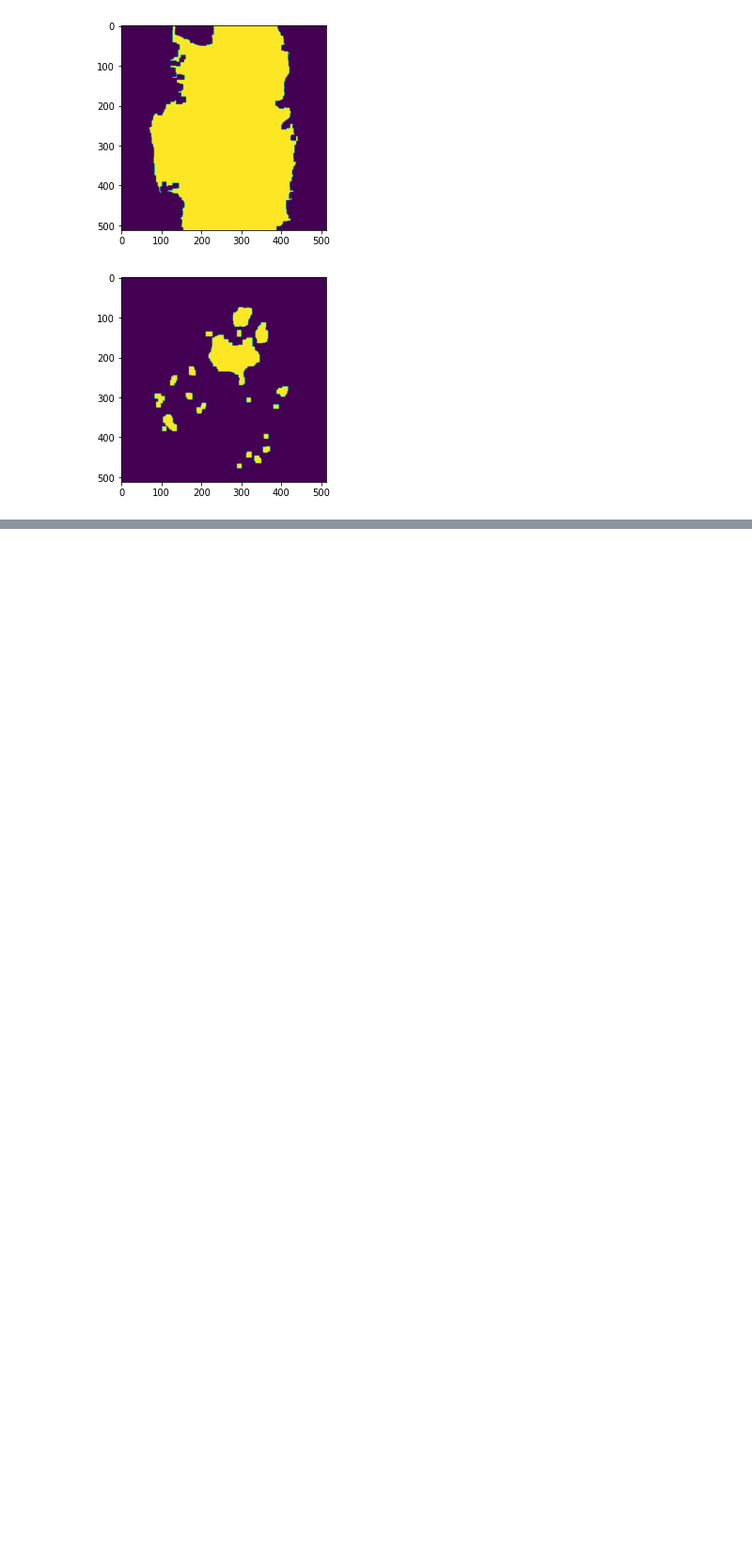
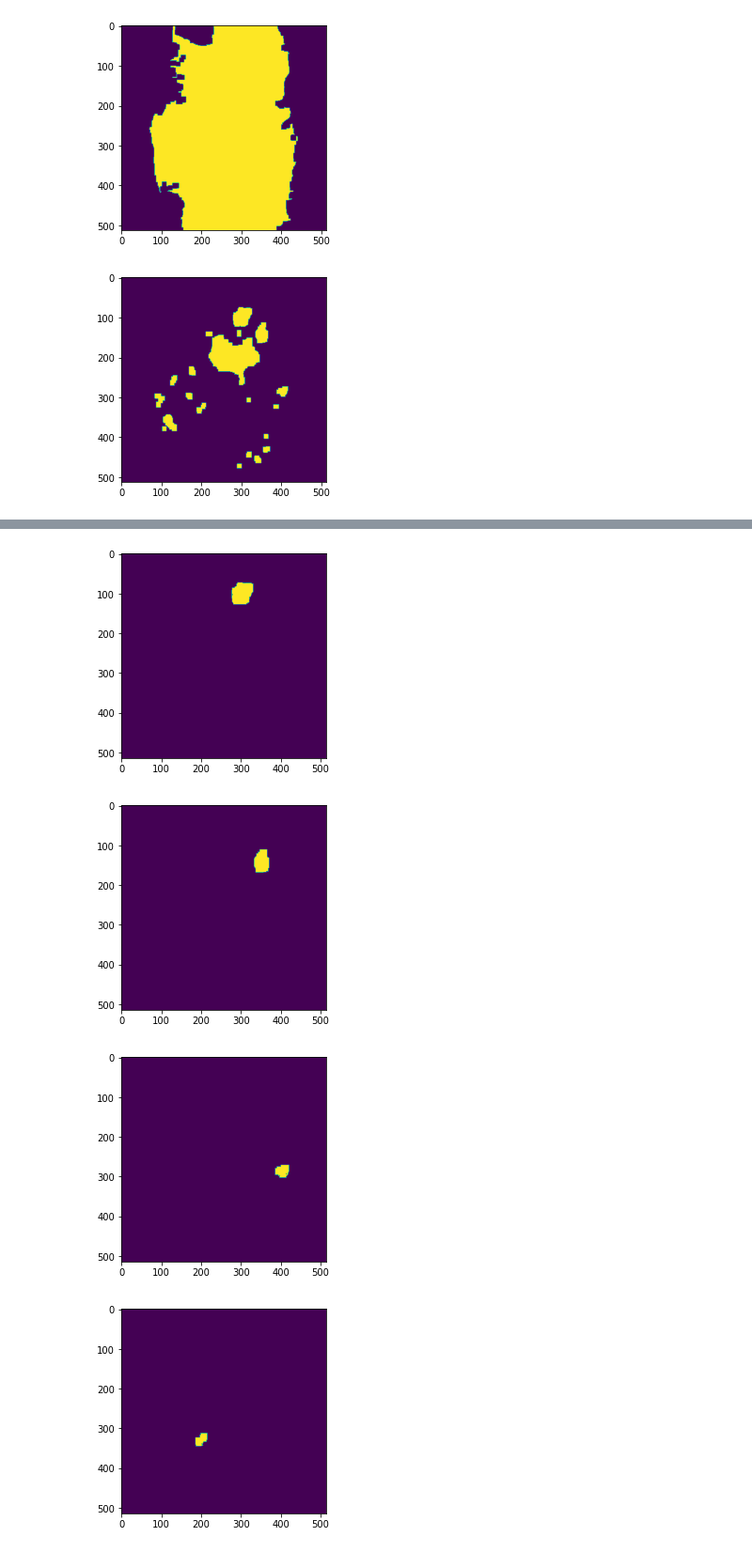
Before and after one commit to Priyansh-Kedia/Cancer-Augmentation, a Jupyter notebook: segment_ycc_jupyter.ipynb, the cells around one changed output, grey strips where cells are left out. Shown at 94% size. Drawn from its saved outputs; the diff is of its cells as text; code cells hidden in the pictures; blank space fills up the shorter version.

```diff
--- a/segment_ycc_jupyter.ipynb
+++ b/segment_ycc_jupyter.ipynb
@@ -238,0 +258,46 @@ plt.show()
+# %%
+def create_images(c):
+    h,w = th.shape[:2]
+    cmask = np.zeros((h, w), dtype = np.uint8)
+    cv.drawContours(cmask, [c], -1, 255, -1)
+    dc_mask = cv.dilate(cmask, kernel, iterations = 7)
+    final_mask = cv.bitwise_xor(cmask, dc_mask)
+    return final_mask
+# %%
+NUCLEUS_RED = 150
+NUCLEUS_GREEN = 125
+NUCLEUS_BLUE = 60
+
+HSV_THRESHOLD = 180
+# %%
+final = []
+for c in contours:
+    points = []
+    mask = create_images(c)
+
+    points = hsv[mask == 255]
+    count = 0
+    for point in points:
+        if point[2] < HSV_THRESHOLD:
+            count += 1
+    if (count/ len(points)) * 100 > 30:
+        final.append(c)
+# %%
+masks = []
+for c in final:
+    M = cv.moments(c)
+    cX = int(M["m10"] / M["m00"])
+    cY = int(M["m01"] / M["m00"])
+    h,w = th.shape[:2]
+    mask1 = np.zeros((h + 2, w + 2), dtype = np.uint8)
+    cv.floodFill(th, mask1, (cX,cY), 255)
+
+    cmask = np.zeros((h, w), dtype = np.uint8)
+    cv.drawContours(cmask, [c], -1, 255, -1)
+    cmask = cv.dilate(cmask, kernel, iterations = 3)
+    cmask2 = cv.copyMakeBorder(cmask, 1, 1, 1, 1, cv.BORDER_CONSTANT, value = 0)
+    cmask3 = cv.bitwise_and(cmask2, mask1)
+    masks.append(cmask3.copy())
+    plt.imshow(cmask3)
+    plt.show()
+# %% [output]
@@ -238,0 +305,4 @@ plt.show()
+[figure, added]
+[figure, added]
+[figure, added]
+[figure, added]
```
Also changed, not shown: parts of 12 cells of this notebook, 5 other files.
